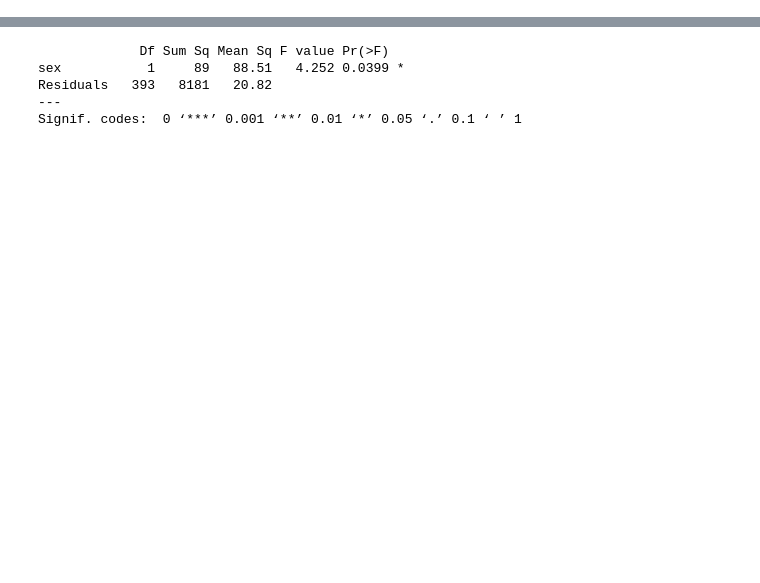
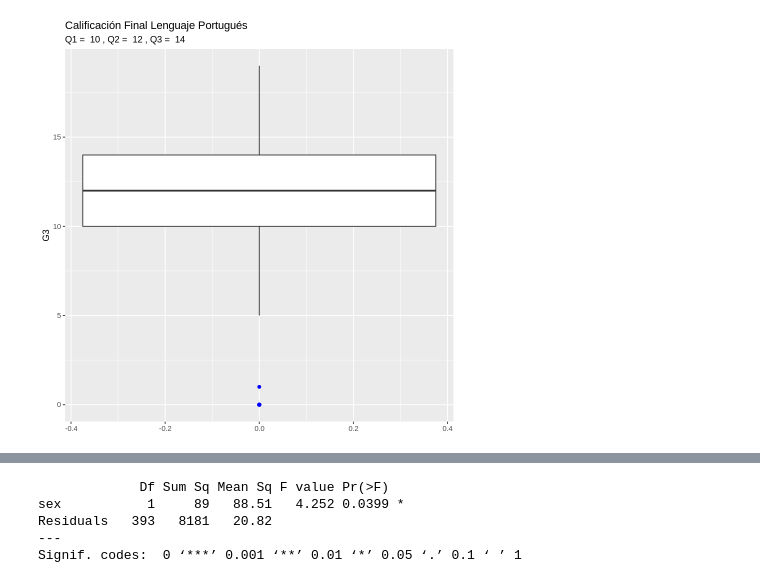
Before and after one commit to estherhdzc/BEDU-Proyecto-Final, a Jupyter notebook: proyectofinal.ipynb, the cells around one changed output, grey strips where cells are left out. Cells and saved outputs as stored; diff of their text form; code cells hidden in the pictures; blank space fills up the shorter version.

```diff
--- a/proyectofinal.ipynb
+++ b/proyectofinal.ipynb
@@ -121,0 +207,6 @@ plot(x, y, type = "l", lwd = 2, col = "blue",
+# %%
+#Se genera el boxplot con los cuartiles de la calificación de Lenguaje Portugués
+ggplot(data = datos_por, mapping = aes(y=G3)) + geom_boxplot(outlier.colour="blue") +
+    labs(title = "Calificación Final Lenguaje Portugués ",subtitle =  paste("Q1 = ",Q1_p, ", Q2 = ",Q2_p, ", Q3 = ",Q3_p))
+# %% [output]
+[figure, added]
```
Also changed, not shown: parts of 58 cells of this notebook.
